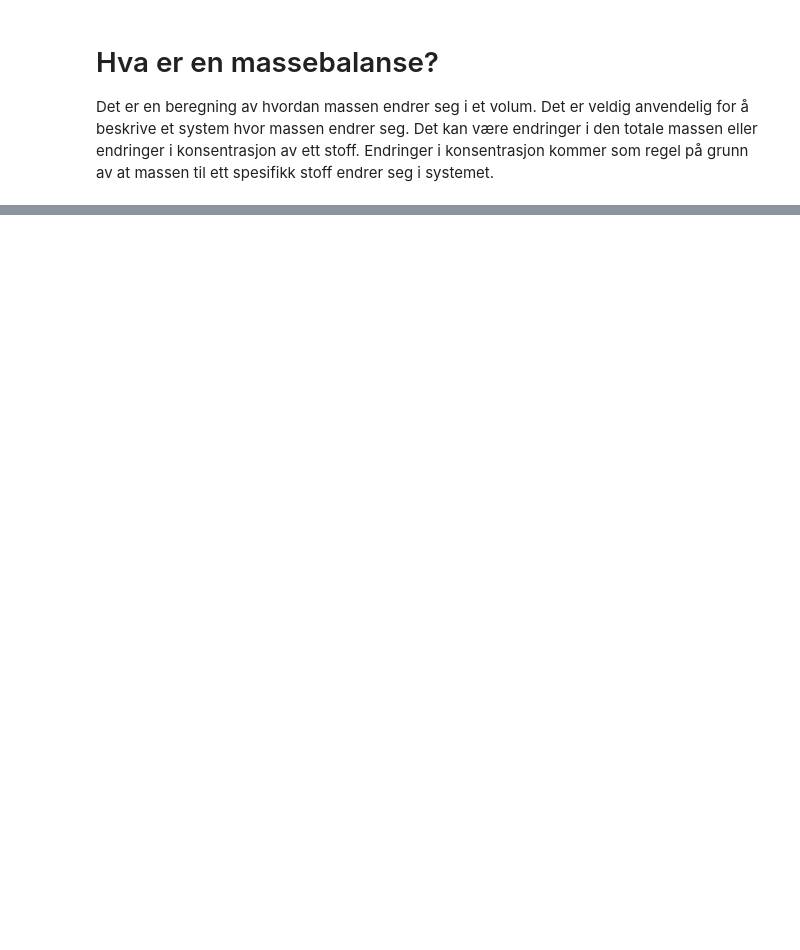
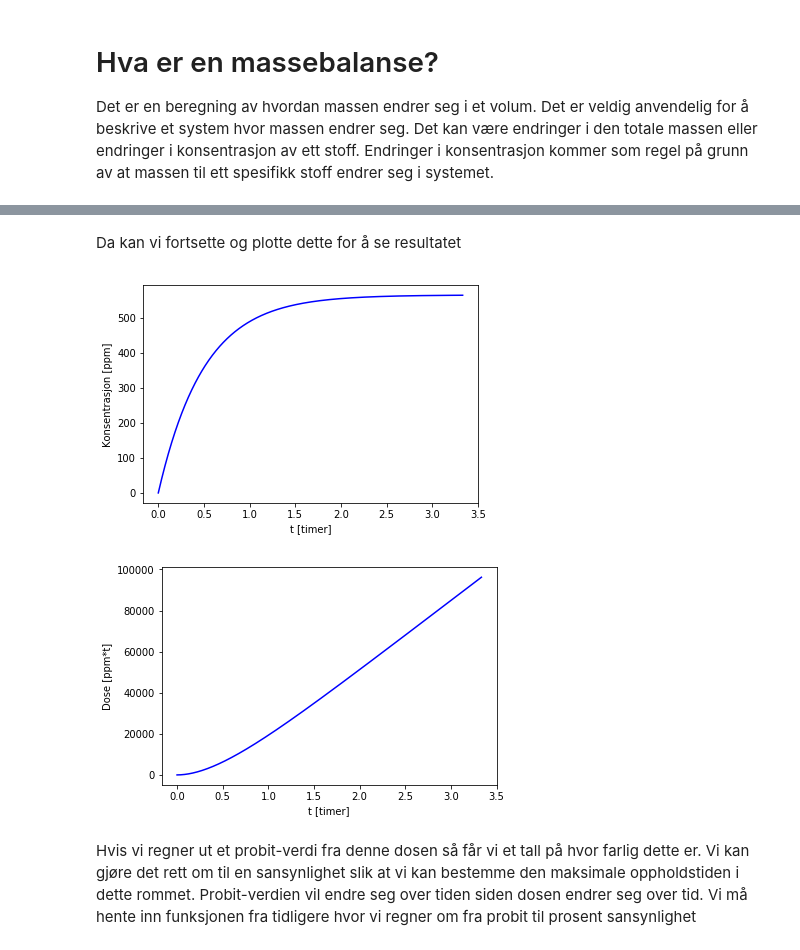
Before and after one commit to AndreGaathaug/Teknisk_sikkerhet, a Jupyter notebook: Massebalanse for et volum.ipynb, the cells around one changed output, grey strips where cells are left out. Drawn from its saved outputs; the diff is of its cells as text; code cells hidden in the pictures; blank space fills up the shorter version.

```diff
--- a/Massebalanse for et volum.ipynb
+++ b/Massebalanse for et volum.ipynb
@@ -92,0 +158,30 @@ Nå tar vi med oss denne massebalansen og
+# %%
+l  = 1 # eksponenten
+Mw = 28e-3 #molmassen CO kg/mol
+Rg = 8.314/Mw #gaskonstanten CO J/kg/K
+T  = 300  #Temp K
+p  = 101325  #Trykk Pa
+C_ppm = rCOc*Rg*T/(p*Mw)*10**6
+
+Dose=np.cumsum(C_ppm**l*dt/60)
+# %% [markdown]
+Da kan vi fortsette og plotte dette for å se resultatet
+# %%
+plt.figure(2)
+plt.clf()
+plt.plot(time/3600,C_ppm,'b-')
+plt.xlabel('t [timer]')
+plt.ylabel('Konsentrasjon [ppm]')
+
+plt.figure(3)
+plt.clf()
+plt.plot(time/3600,Dose,'b-')
+plt.xlabel('t [timer]');
+plt.ylabel('Dose [ppm*t]');
+# %% [output]
+[figure, added]
+[figure, added]
+# %% [markdown]
+Hvis vi regner ut et probit-verdi fra denne dosen så får vi et tall på hvor farlig dette er. Vi kan gjøre det rett om til en sansynlighet slik at vi kan bestemme den maksimale oppholdstiden i dette rommet.
+<bt>
+Probit-verdien vil endre seg over tiden siden dosen endrer seg over tid. Vi må hente inn funksjonen fra tidligere hvor vi regner om fra probit til prosent sansynlighet
```
Also changed, not shown: parts of 15 cells of this notebook.
